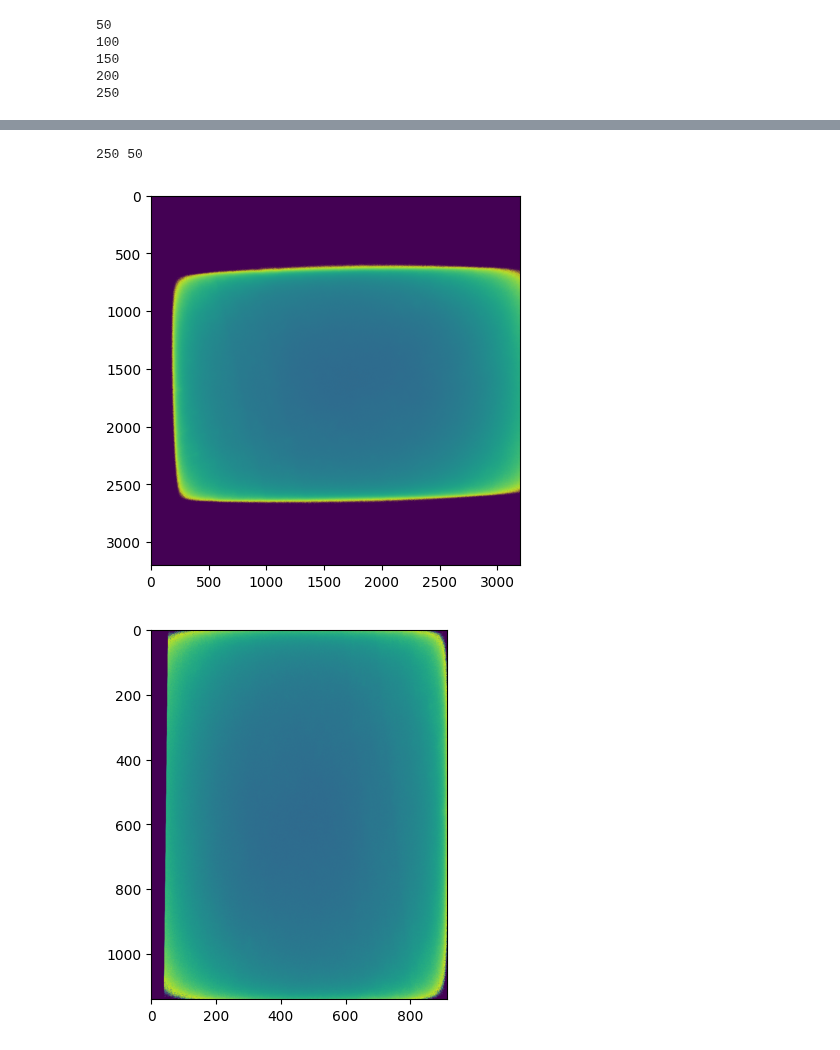
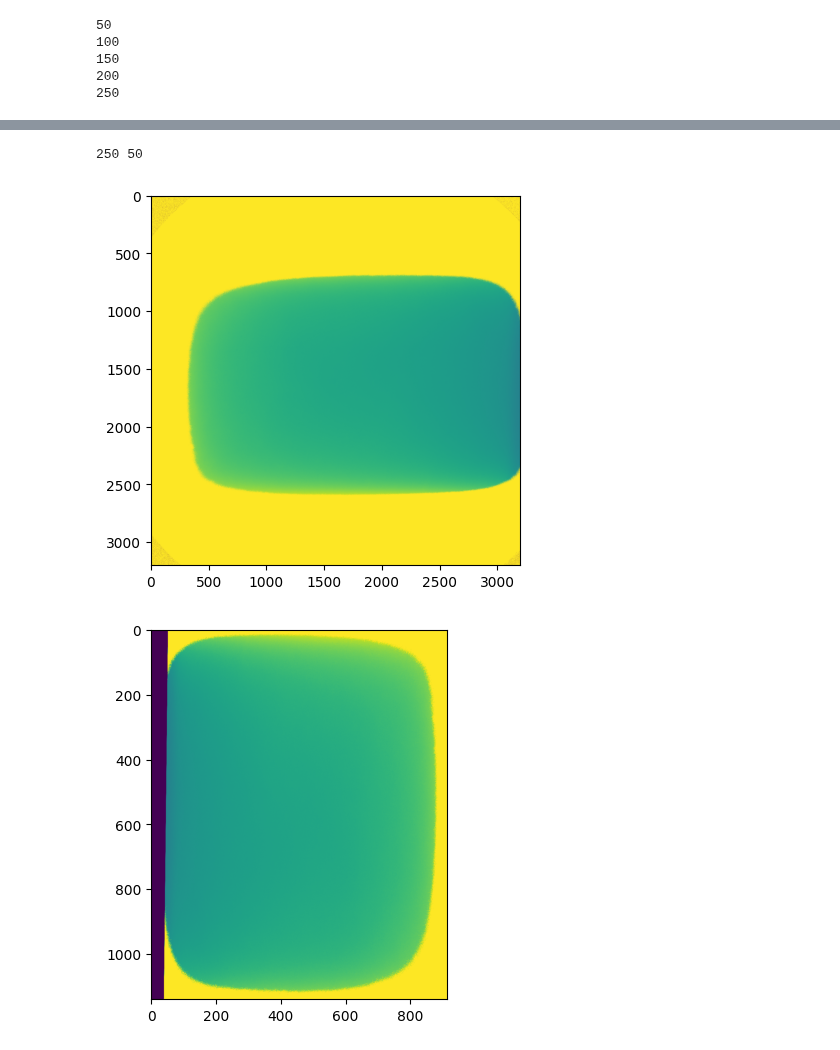
Before and after one commit to Harrison-Oatman/PyCLM, a Jupyter notebook: notebooks/umm_test.ipynb, the cells around one changed output, grey strips where cells are left out. Drawn from its saved outputs; the diff is of its cells as text; code cells hidden in the pictures.

```diff
--- a/notebooks/umm_test.ipynb
+++ b/notebooks/umm_test.ipynb
@@ -9,6 +9,8 @@ import matplotlib.pyplot as plt
 
 np.set_printoptions(precision=3, suppress=True)
 
+plotpath = Path().cwd().parent / "plots" / "calibration"
+
 core = Core()
 print(core)
 # %% [output]
@@ -88,8 +84,8 @@ plt.show()
 # %%
-dev = core.get_slm_device()
-# h = core.get_slm_height(dev)
-# w = core.get_slm_width(dev)
-# aa = np.meshgrid(np.arange(h), np.arange(w))[1] // 2
-# img = np.ones(aa.shape).flatten().astype(np.uint8)*100
-img = img.flatten()
-core.set_slm_image(dev, img)
+# dev = core.get_slm_device()
+# # h = core.get_slm_height(dev)
+# # w = core.get_slm_width(dev)
+# # aa = np.meshgrid(np.arange(h), np.arange(w))[1] // 2
+# # img = np.ones(aa.shape).flatten().astype(np.uint8)*100
+# img = img.flatten()
+# core.set_slm_image(dev, img)
@@ -98,6 +92,22 @@ NameError: name 'img' is not defined
 # %%
 out_img = []
 vals = [50, 100, 150, 200, 250]
+
+core.set_config("Channel", "545")
+core.set_config("LightPath", "Fluor")
+core.set_property("Celesta", "GREEN_Intensity", 25)
+
+core.set_exposure(10)
+
+core.snap_image()
+tagged_image = core.get_tagged_image()
+laser_img = np.reshape(tagged_image.pix, newshape=[tagged_image.tags['Height'], tagged_image.tags['Width']])
+
+
+core.set_config("LightPath", "DMD")
+core.set_config("Channel", "DMD")
+core.set_exposure(100)
+
 for val in vals:
 
     img = img = np.ones((w, h))*val
@@ -145,34 +163,40 @@ m = (y2 - y1) / (x2 - x1)
 # print(np.max(m))
 # plt.imshow(y1)
 # plt.show()
 
 print(x2, x1)
 
-yT = np.ones(y2.shape)*1000
-xT = ((yT - y2) / m + x2)*(y2 > 1000)
+k = 20000
+
+yT = laser_img / 2.5
+xT = ((yT - y2) / m + x2)*(y2 > k) + 250*(y2 <= k)
 xT = np.nan_to_num(xT)
 
 plt.imshow(xT)
+# plt.savefig(plotpath / "calibration.png")
 plt.show()
+
+cv2.imwrite(plotpath / "calibration.png", xT)
 
 img = warpAffine(np.round(xT).astype(np.uint8), at, (w, h))
 
 plt.imshow(img)
 plt.show()
 
 img = img.flatten()
 core.set_slm_image(dev, img)
 core.snap_image()
 tagged_image = core.get_tagged_image()
 pixels = np.reshape(tagged_image.pix,
                         newshape=[tagged_image.tags['Height'], tagged_image.tags['Width']])
 
 plt.imshow(pixels)
+plt.savefig(plotpath / "corrected.png")
 plt.show()
 
 plt.plot(sorted(pixels.flatten()))
 plt.show()
 # %% [output]
 250 50
-[figure, old version]
+[figure, new version]
-[figure, old version]
+[figure, new version]
```
Also changed, not shown: parts of 8 cells of this notebook.
